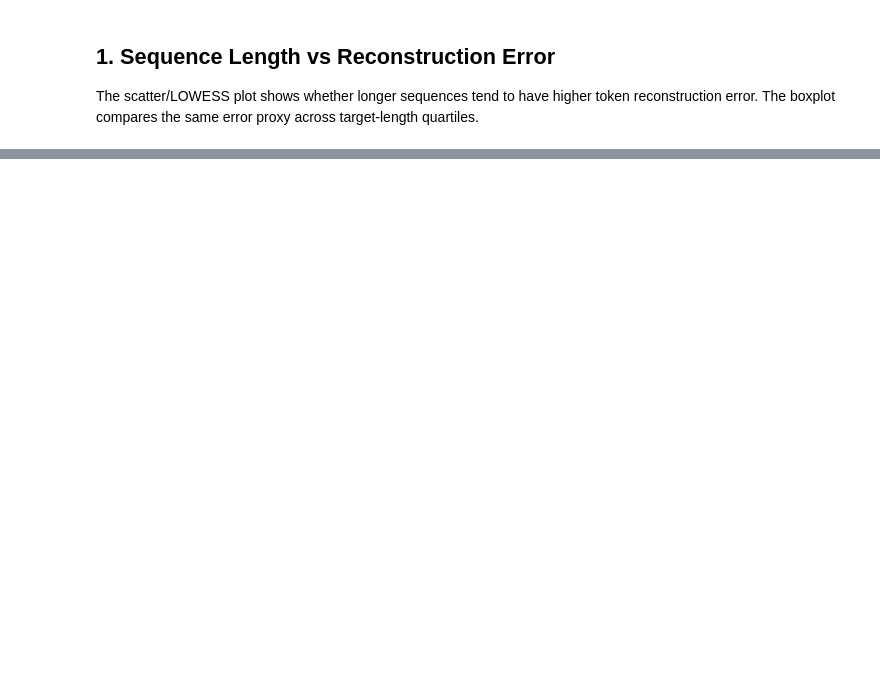
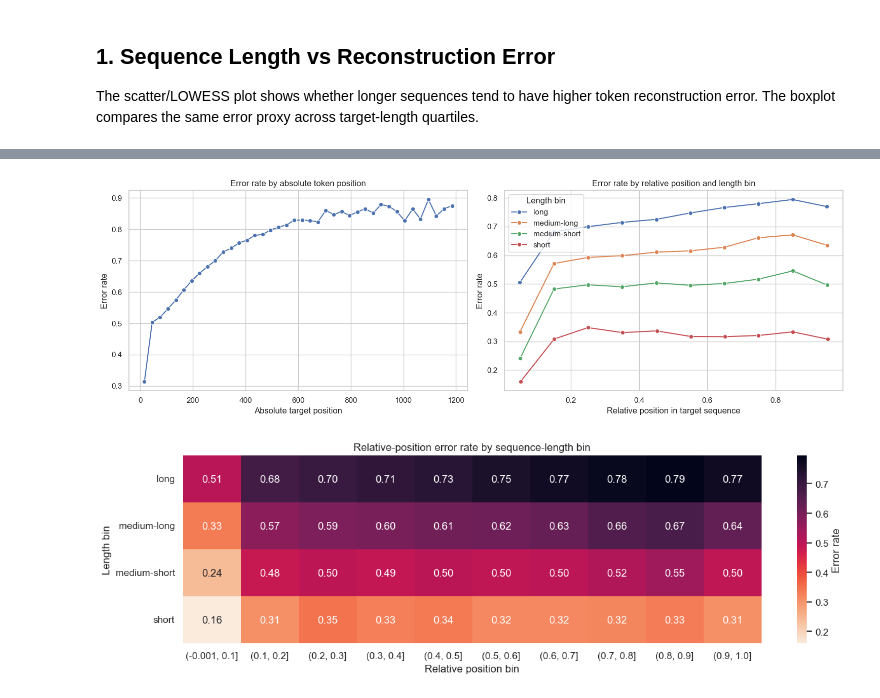
Before and after one commit to Jschechter18/protein-sequence-augmentation, a Jupyter notebook: Code/notebooks/checkpoint_analysis.ipynb, the cells around one changed output, grey strips where cells are left out. Drawn from its saved outputs; the diff is of its cells as text; code cells hidden in the pictures; blank space fills up the shorter version.

```diff
--- a/Code/notebooks/checkpoint_analysis.ipynb
+++ b/Code/notebooks/checkpoint_analysis.ipynb
@@ -360,0 +334,46 @@ Overall token error rate from aligned target positions: 0.815
+# %%
+fig, axes = plt.subplots(1, 2, figsize=(15, 5))
+
+sns.lineplot(
+    data=absolute_position_summary,
+    x="position_midpoint",
+    y="error_rate",
+    marker="o",
+    ax=axes[0],
+)
+axes[0].set_title("Error rate by absolute token position")
+axes[0].set_xlabel("Absolute target position")
+axes[0].set_ylabel("Error rate")
+
+sns.lineplot(
+    data=relative_position_summary,
+    x="relative_position_midpoint",
+    y="error_rate",
+    hue="length_bin",
+    marker="o",
+    ax=axes[1],
+)
+axes[1].set_title("Error rate by relative position and length bin")
+axes[1].set_xlabel("Relative position in target sequence")
+axes[1].set_ylabel("Error rate")
+axes[1].legend(title="Length bin")
+
+plt.tight_layout()
+plt.show()
+
+position_heatmap = relative_position_summary.pivot(
+    index="length_bin",
+    columns="relative_position_bin",
+    values="error_rate",
+)
+
+plt.figure(figsize=(13, 4))
+sns.heatmap(position_heatmap, cmap="rocket_r", annot=True, fmt=".2f", cbar_kws={"label": "Error rate"})
+plt.title("Relative-position error rate by sequence-length bin")
+plt.xlabel("Relative position bin")
+plt.ylabel("Length bin")
+plt.tight_layout()
+plt.show()
+# %% [output]
+[figure, added]
+[figure, added]
```
Also changed, not shown: parts of 26 cells of this notebook, 8 other files.
